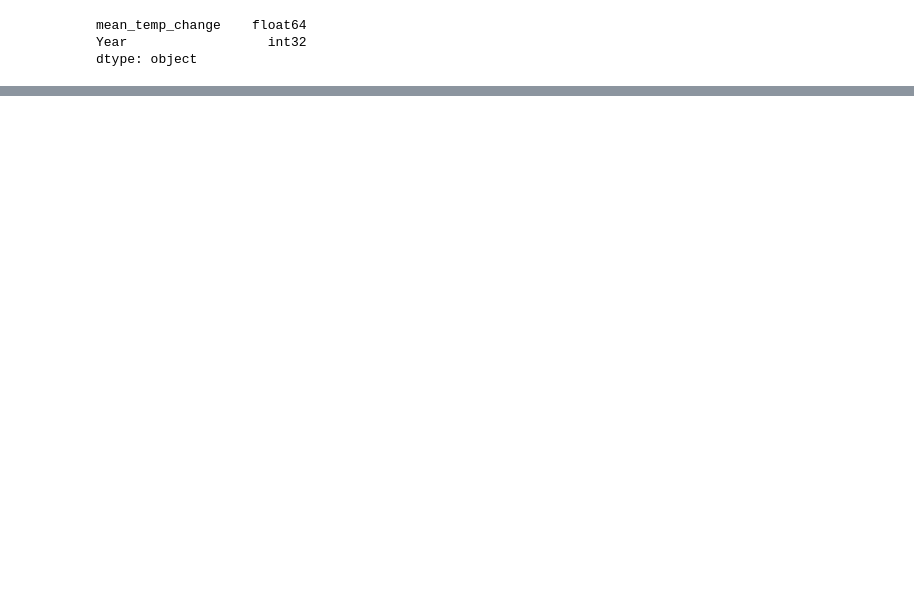
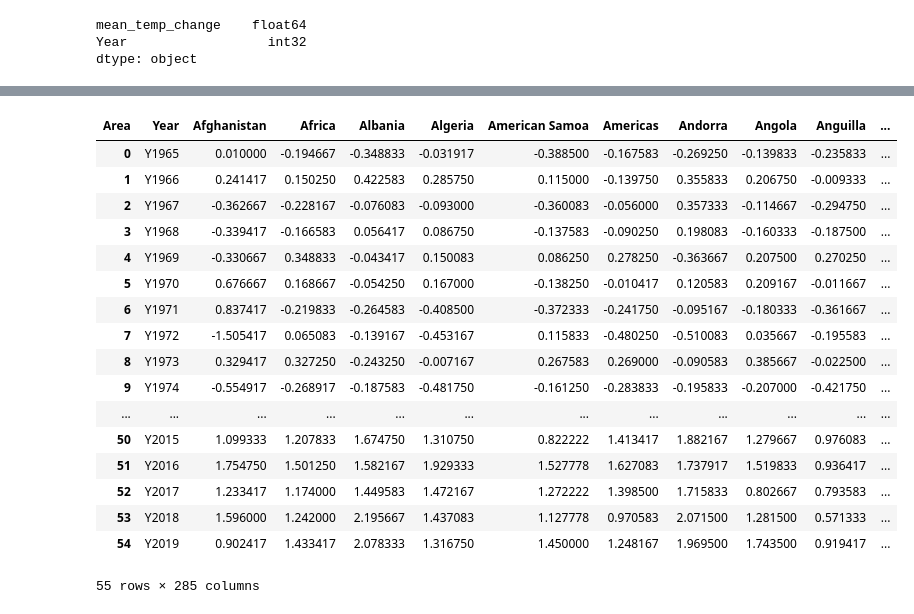
Before and after one commit to yuyhong23/One-Hot_Future, a Jupyter notebook: data_cleaning_temperature.ipynb, the cells around one changed output, grey strips where cells are left out. Drawn from its saved outputs; the diff is of its cells as text; code cells hidden in the pictures; blank space fills up the shorter version.

```diff
--- a/data_cleaning_temperature.ipynb
+++ b/data_cleaning_temperature.ipynb
@@ -392,0 +347,3 @@ new_data_df.to_sql(name='emission_benchmarks', con=engine, if_exists='replace',
+# %%
+# Get temperatures for
+grouped_df = new_kaggle.groupby(new_kaggle['Area']).mean()
@@ -392,0 +361,26 @@ new_data_df.to_sql(name='emission_benchmarks', con=engine, if_exists='replace',
+# %%
+transformed_group = grouped_df.T
+# %%
+transformed_group = transformed_group.reset_index(drop=False)
+# %%
+transformed_group = transformed_group.rename(columns = {'index':'Year'})
+transformed_group
+# %% [output]
+| Area | Year | Afghanistan | Africa | Albania | Algeria | American Samoa | Americas | Andorra | Angola | Anguilla | ... |
+| 0 | Y1965 | 0.010000 | -0.194667 | -0.348833 | -0.031917 | -0.388500 | -0.167583 | -0.269250 | -0.139833 | -0.235833 | ... |
+| 1 | Y1966 | 0.241417 | 0.150250 | 0.422583 | 0.285750 | 0.115000 | -0.139750 | 0.355833 | 0.206750 | -0.009333 | ... |
+| 2 | Y1967 | -0.362667 | -0.228167 | -0.076083 | -0.093000 | -0.360083 | -0.056000 | 0.357333 | -0.114667 | -0.294750 | ... |
+| 3 | Y1968 | -0.339417 | -0.166583 | 0.056417 | 0.086750 | -0.137583 | -0.090250 | 0.198083 | -0.160333 | -0.187500 | ... |
+| 4 | Y1969 | -0.330667 | 0.348833 | -0.043417 | 0.150083 | 0.086250 | 0.278250 | -0.363667 | 0.207500 | 0.270250 | ... |
+| 5 | Y1970 | 0.676667 | 0.168667 | -0.054250 | 0.167000 | -0.138250 | -0.010417 | 0.120583 | 0.209167 | -0.011667 | ... |
+| 6 | Y1971 | 0.837417 | -0.219833 | -0.264583 | -0.408500 | -0.372333 | -0.241750 | -0.095167 | -0.180333 | -0.361667 | ... |
+| 7 | Y1972 | -1.505417 | 0.065083 | -0.139167 | -0.453167 | 0.115833 | -0.480250 | -0.510083 | 0.035667 | -0.195583 | ... |
+| 8 | Y1973 | 0.329417 | 0.327250 | -0.243250 | -0.007167 | 0.267583 | 0.269000 | -0.090583 | 0.385667 | -0.022500 | ... |
+| 9 | Y1974 | -0.554917 | -0.268917 | -0.187583 | -0.481750 | -0.161250 | -0.283833 | -0.195833 | -0.207000 | -0.421750 | ... |
+| ... | ... | ... | ... | ... | ... | ... | ... | ... | ... | ... | ... |
+| 50 | Y2015 | 1.099333 | 1.207833 | 1.674750 | 1.310750 | 0.822222 | 1.413417 | 1.882167 | 1.279667 | 0.976083 | ... |
+| 51 | Y2016 | 1.754750 | 1.501250 | 1.582167 | 1.929333 | 1.527778 | 1.627083 | 1.737917 | 1.519833 | 0.936417 | ... |
+| 52 | Y2017 | 1.233417 | 1.174000 | 1.449583 | 1.472167 | 1.272222 | 1.398500 | 1.715833 | 0.802667 | 0.793583 | ... |
+| 53 | Y2018 | 1.596000 | 1.242000 | 2.195667 | 1.437083 | 1.127778 | 0.970583 | 2.071500 | 1.281500 | 0.571333 | ... |
+| 54 | Y2019 | 0.902417 | 1.433417 | 2.078333 | 1.316750 | 1.450000 | 1.248167 | 1.969500 | 1.743500 | 0.919417 | ... |
+55 rows × 285 columns
```
Also changed, not shown: parts of 27 cells of this notebook, 2 other files.
